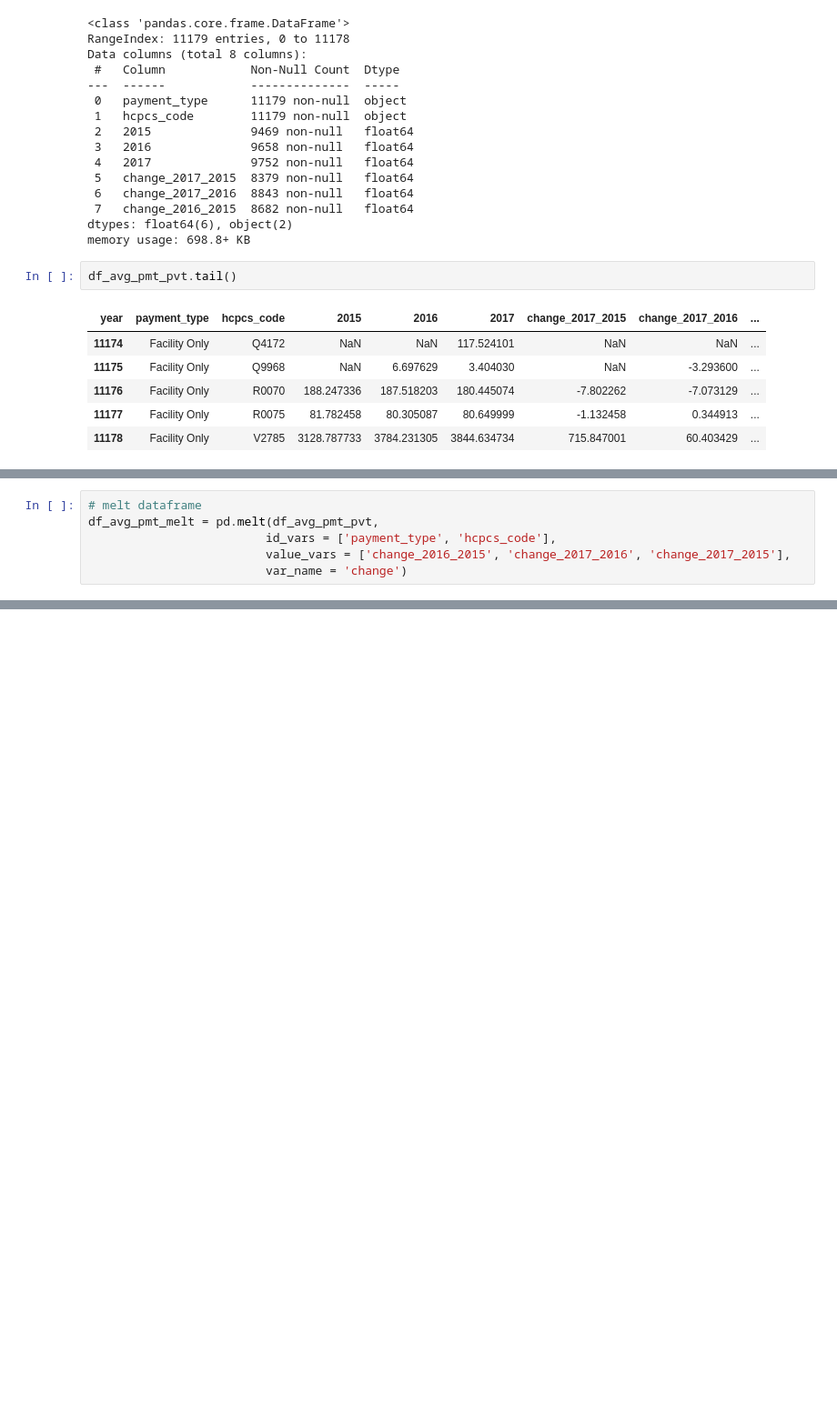
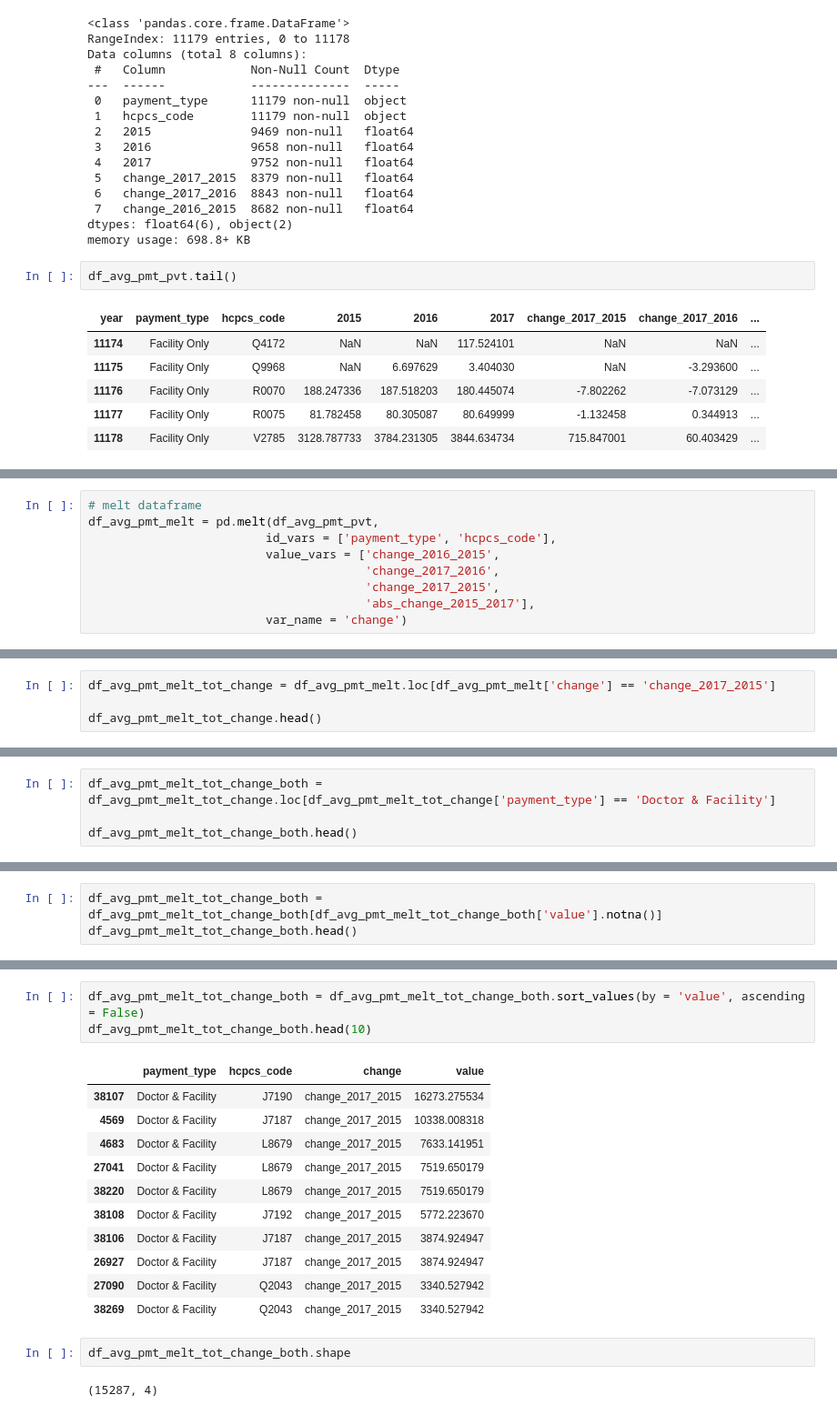
Before and after one commit to arikhursheed/healthcare-bluebook-phoenix, a Jupyter notebook: notebooks/payments_analysis.ipynb, the cells around one changed output, grey strips where cells are left out. Shown at 91% size. Saved outputs shown, nothing was run; the diff lists cells and outputs as text; blank space fills up the shorter version.

```diff
--- a/notebooks/payments_analysis.ipynb
+++ b/notebooks/payments_analysis.ipynb
@@ -168,6 +186,9 @@ df_avg_pmt_pvt.tail()
 # melt dataframe
 df_avg_pmt_melt = pd.melt(df_avg_pmt_pvt,
                          id_vars = ['payment_type', 'hcpcs_code'],
-                         value_vars = ['change_2016_2015', 'change_2017_2016', 'change_2017_2015'],
+                         value_vars = ['change_2016_2015',
+                                       'change_2017_2016',
+                                       'change_2017_2015',
+                                       'abs_change_2015_2017'],
                          var_name = 'change')
 # %%
@@ -181,0 +203,4 @@ df_avg_pmt_melt.head()
+# %%
+df_avg_pmt_melt_tot_change = df_avg_pmt_melt.loc[df_avg_pmt_melt['change'] == 'change_2017_2015']
+
+df_avg_pmt_melt_tot_change.head()
@@ -181,0 +229,4 @@ df_avg_pmt_melt.head()
+# %%
+df_avg_pmt_melt_tot_change_both = df_avg_pmt_melt_tot_change.loc[df_avg_pmt_melt_tot_change['payment_type'] == 'Doctor & Facility']
+
+df_avg_pmt_melt_tot_change_both.head()
@@ -181,0 +240,3 @@ df_avg_pmt_melt.head()
+# %%
+df_avg_pmt_melt_tot_change_both = df_avg_pmt_melt_tot_change_both[df_avg_pmt_melt_tot_change_both['value'].notna()]
+df_avg_pmt_melt_tot_change_both.head()
@@ -181,0 +250,19 @@ df_avg_pmt_melt.head()
+# %%
+df_avg_pmt_melt_tot_change_both = df_avg_pmt_melt_tot_change_both.sort_values(by = 'value', ascending = False)
+df_avg_pmt_melt_tot_change_both.head(10)
+# %% [output]
+|  | payment_type | hcpcs_code | change | value |
+| 38107 | Doctor & Facility | J7190 | change_2017_2015 | 16273.275534 |
+| 4569 | Doctor & Facility | J7187 | change_2017_2015 | 10338.008318 |
+| 4683 | Doctor & Facility | L8679 | change_2017_2015 | 7633.141951 |
+| 27041 | Doctor & Facility | L8679 | change_2017_2015 | 7519.650179 |
+| 38220 | Doctor & Facility | L8679 | change_2017_2015 | 7519.650179 |
+| 38108 | Doctor & Facility | J7192 | change_2017_2015 | 5772.223670 |
+| 38106 | Doctor & Facility | J7187 | change_2017_2015 | 3874.924947 |
+| 26927 | Doctor & Facility | J7187 | change_2017_2015 | 3874.924947 |
+| 27090 | Doctor & Facility | Q2043 | change_2017_2015 | 3340.527942 |
+| 38269 | Doctor & Facility | Q2043 | change_2017_2015 | 3340.527942 |
+# %%
+df_avg_pmt_melt_tot_change_both.shape
+# %% [output]
+(15287, 4)
```
Also changed, not shown: parts of 12 cells of this notebook, 2 other files.
